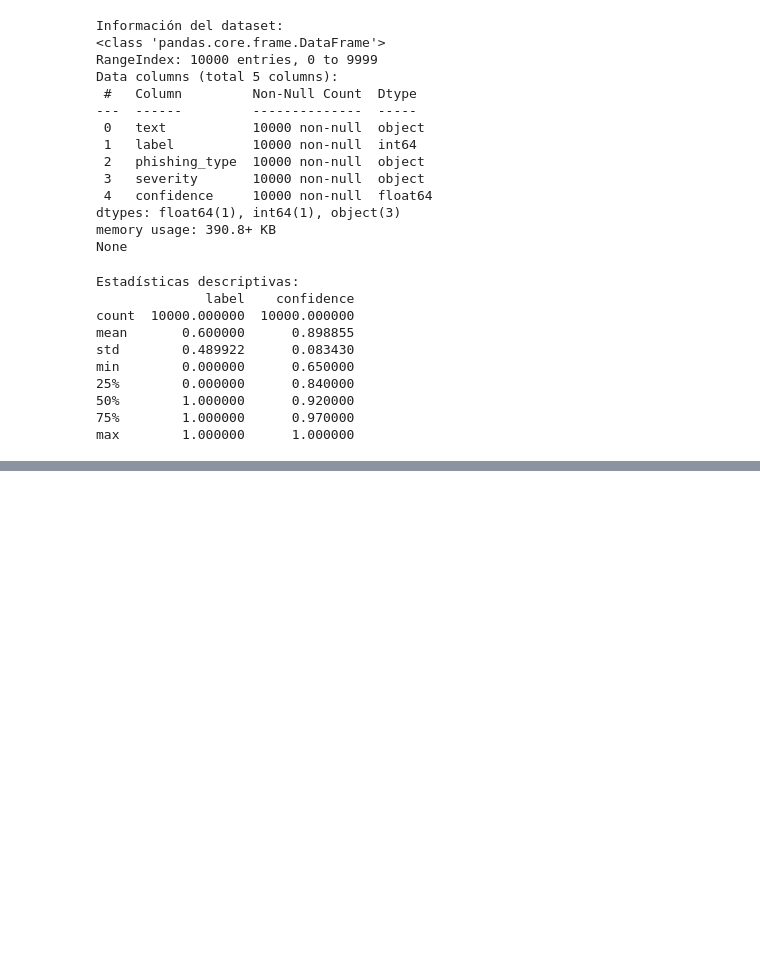
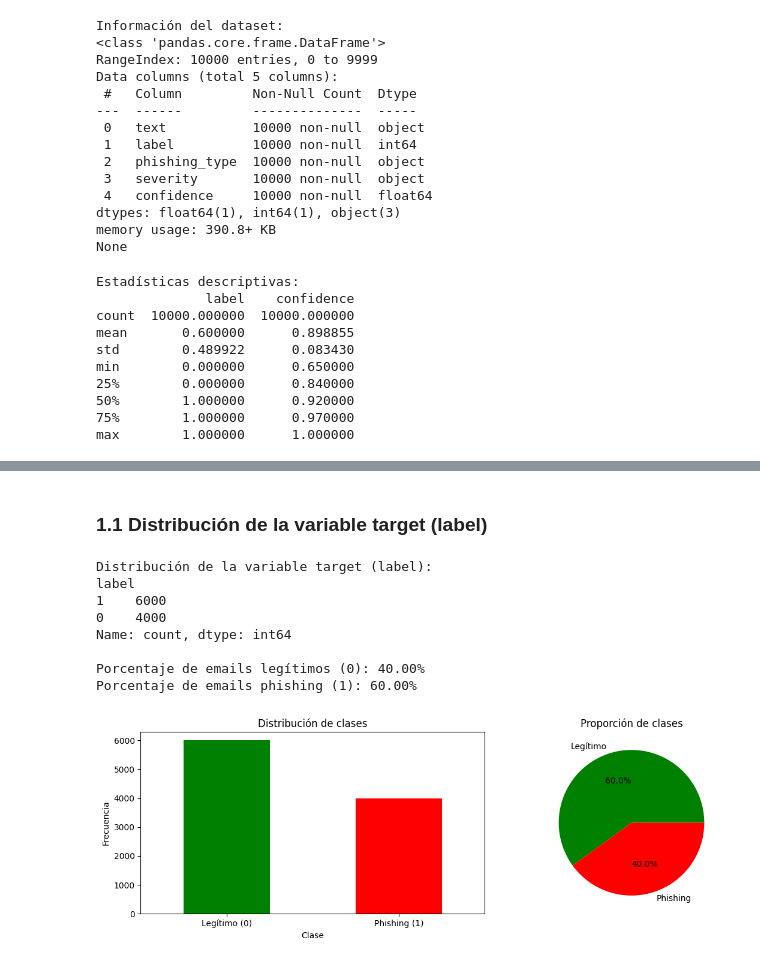
Before and after one commit to danielarodriguez4/Phishing-Emails-ML, a Jupyter notebook: notebook/phishing_email.ipynb, the cells around one changed output, grey strips where cells are left out. Drawn from its saved outputs; the diff is of its cells as text; code cells hidden in the pictures; blank space fills up the shorter version.

```diff
--- a/notebook/phishing_email.ipynb
+++ b/notebook/phishing_email.ipynb
@@ -59,0 +75,39 @@ max        1.000000      1.000000
+# %% [markdown]
+### 1.1 Distribución de la variable target (label)
+# %%
+# Distribución de la variable target
+import seaborn as sns
+
+print("Distribución de la variable target (label):")
+print(df['label'].value_counts())
+print(f"\nPorcentaje de emails legítimos (0): {(df['label']==0).sum()/len(df)*100:.2f}%")
+print(f"Porcentaje de emails phishing (1): {(df['label']==1).sum()/len(df)*100:.2f}%")
+
+# Visualización
+fig, axes = plt.subplots(1, 2, figsize=(12, 4))
+
+# Gráfico de barras
+df['label'].value_counts().plot(kind='bar', ax=axes[0], color=['green', 'red'])
+axes[0].set_xlabel('Clase')
+axes[0].set_ylabel('Frecuencia')
+axes[0].set_title('Distribución de clases')
+axes[0].set_xticklabels(['Legítimo (0)', 'Phishing (1)'], rotation=0)
+
+# Gráfico de torta
+df['label'].value_counts().plot(kind='pie', ax=axes[1], autopct='%1.1f%%',
+                                 labels=['Legítimo', 'Phishing'], colors=['green', 'red'])
+axes[1].set_ylabel('')
+axes[1].set_title('Proporción de clases')
+
+plt.tight_layout()
+plt.show()
+# %% [output]
+Distribución de la variable target (label):
+label
+1    6000
+0    4000
+Name: count, dtype: int64
+
+Porcentaje de emails legítimos (0): 40.00%
+Porcentaje de emails phishing (1): 60.00%
+[figure, added]
```
Also changed, not shown: parts of 50 cells of this notebook, 1 other file.
